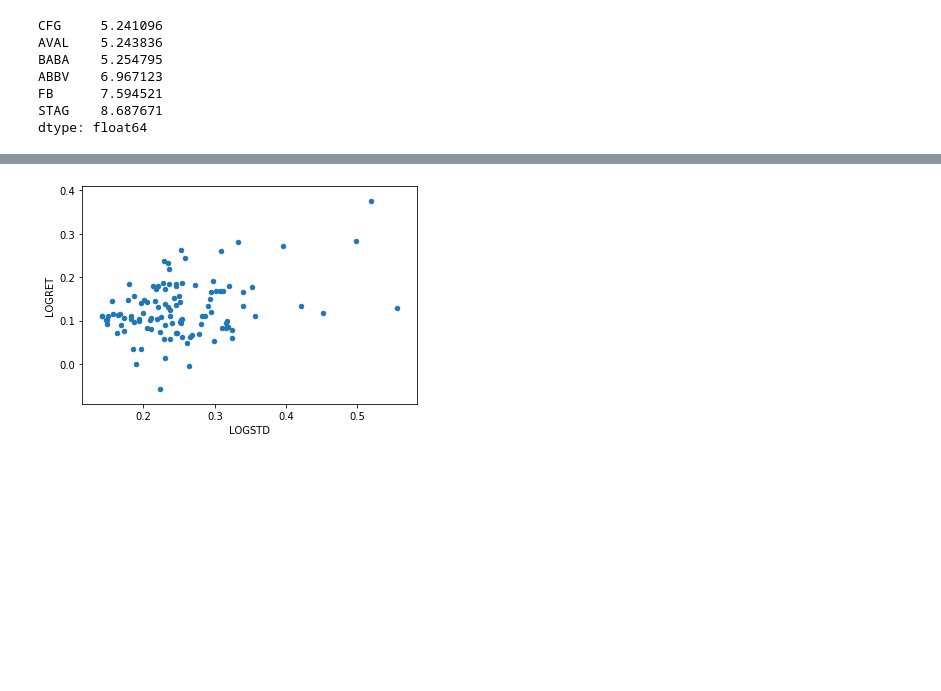
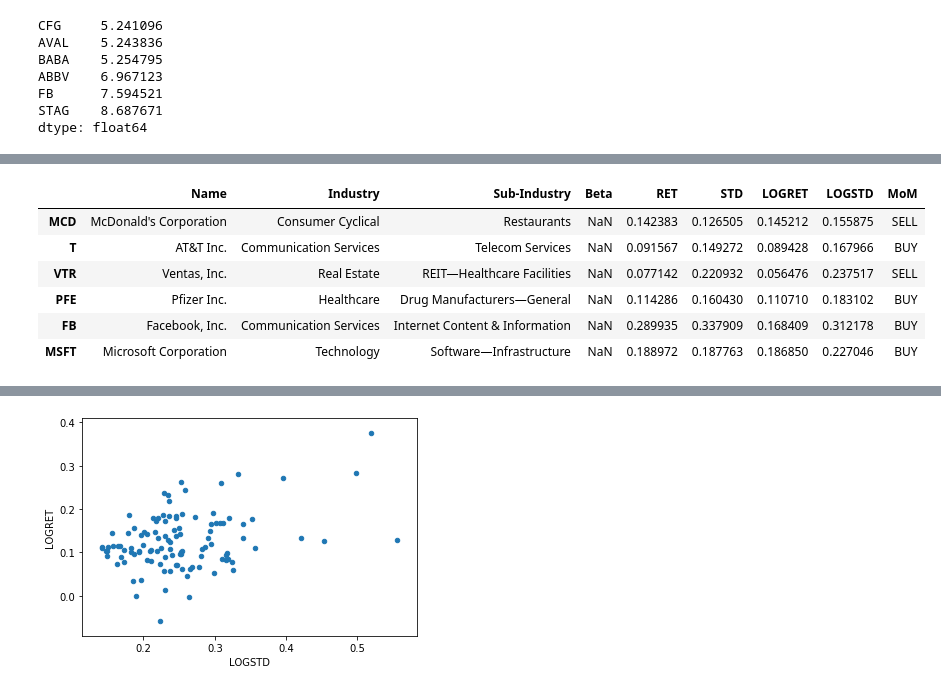
Before and after one commit to Narusi/My-Projects, a Jupyter notebook: RevolutPortfolioNewAssets.ipynb, the cells around one changed output, grey strips where cells are left out. Saved outputs shown, nothing was run; the diff lists cells and outputs as text; code cells hidden in the pictures; blank space fills up the shorter version.

```diff
--- a/RevolutPortfolioNewAssets.ipynb
+++ b/RevolutPortfolioNewAssets.ipynb
@@ -269,6 +258,17 @@ RET             111 non-null float64
 STD             111 non-null float64
 dtypes: float64(3), object(3)
 memory usage: 11.1+ KB
+# %%
+profiles['MoM'] = prices[profiles.index].apply(momentumBuy)
+profiles.loc[portfolio]
+# %% [output]
+|  | Name | Industry | Sub-Industry | Beta | RET | STD | LOGRET | LOGSTD | MoM |
+| MCD | McDonald's Corporation | Consumer Cyclical | Restaurants | NaN | 0.142383 | 0.126505 | 0.145212 | 0.155875 | SELL |
+| T | AT&T Inc. | Communication Services | Telecom Services | NaN | 0.091567 | 0.149272 | 0.089428 | 0.167966 | BUY |
+| VTR | Ventas, Inc. | Real Estate | REIT—Healthcare Facilities | NaN | 0.077142 | 0.220932 | 0.056476 | 0.237517 | SELL |
+| PFE | Pfizer Inc. | Healthcare | Drug Manufacturers—General | NaN | 0.114286 | 0.160430 | 0.110710 | 0.183102 | BUY |
+| FB | Facebook, Inc. | Communication Services | Internet Content & Information | NaN | 0.289935 | 0.337909 | 0.168409 | 0.312178 | BUY |
+| MSFT | Microsoft Corporation | Technology | Software—Infrastructure | NaN | 0.188972 | 0.187763 | 0.186850 | 0.227046 | BUY |
 # %%
 ret = prices.pct_change().dropna()
 wret = prices.asfreq(freq='W', method='ffill').pct_change().dropna()
```
Also changed, not shown: parts of 18 cells of this notebook.
